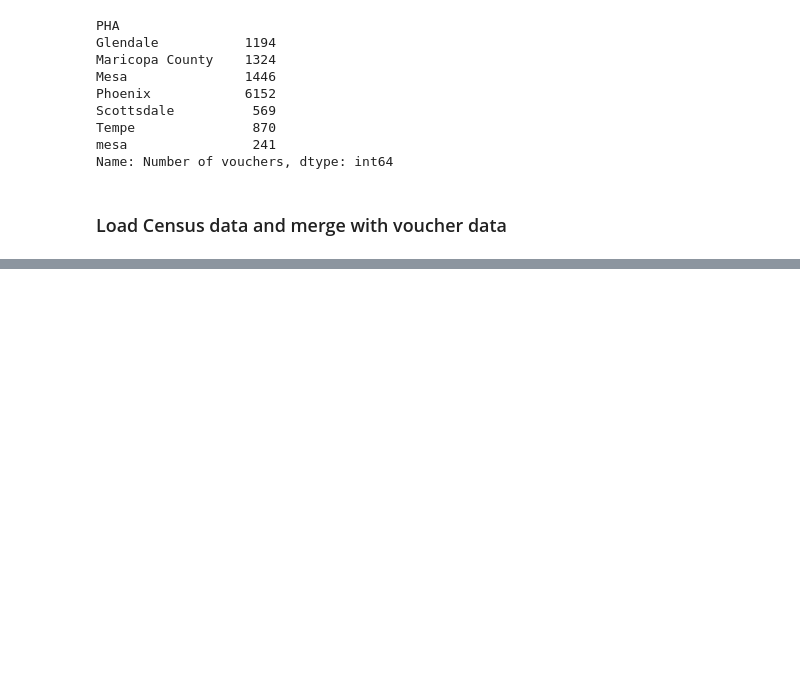
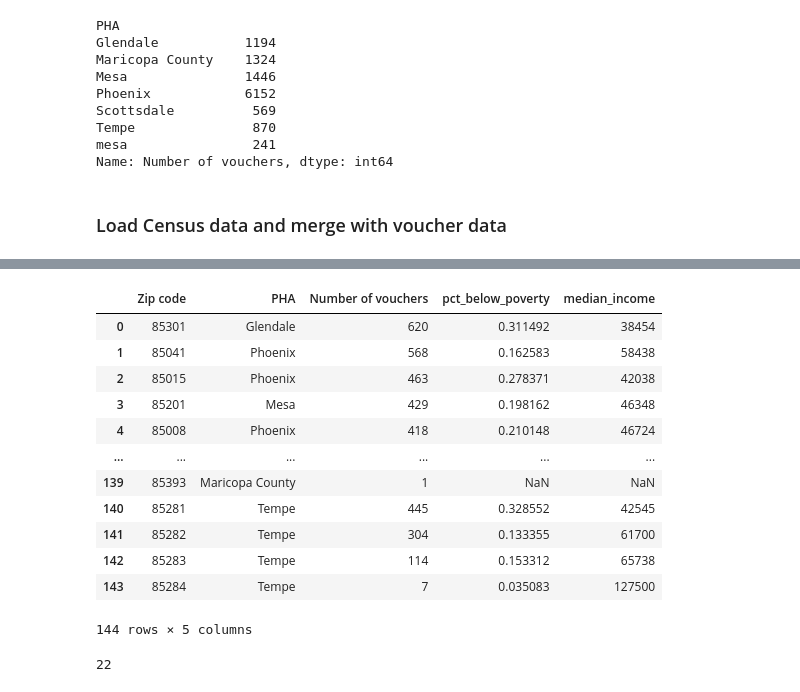
Before and after one commit to amyq96/quick-analyses, a Jupyter notebook: section-8/prep-voucher-data.ipynb, the cells around one changed output, grey strips where cells are left out. Drawn from its saved outputs; the diff is of its cells as text; code cells hidden in the pictures; blank space fills up the shorter version.

```diff
--- a/section-8/prep-voucher-data.ipynb
+++ b/section-8/prep-voucher-data.ipynb
@@ -141,8 +171,8 @@ median_income.drop(median_income.columns[cols],axis=1,inplace=True)
 median_income.rename(columns={'Estimate!!Median household income in the past 12 months (in 2020 inflation-adjusted dollars)':'median_income'}, inplace=True)
 # %%
 #make merges on zipcode
-vouchers = pd.merge(vouchers,below_poverty[['ZIPCODE','pct_below_poverty']],left_on='Zip code',right_on='ZIPCODE')
-vouchers = pd.merge(vouchers,median_income[['ZIPCODE','median_income']],left_on='Zip code',right_on='ZIPCODE')
+vouchers = pd.merge(vouchers,below_poverty[['ZIPCODE','pct_below_poverty']],how='left',left_on='Zip code',right_on='ZIPCODE')
+vouchers = pd.merge(vouchers,median_income[['ZIPCODE','median_income']],how='left',left_on='Zip code',right_on='ZIPCODE')
 # %%
 del vouchers['ZIPCODE_x']
 del vouchers['ZIPCODE_y']
@@ -157,0 +194,21 @@ vouchers.head()
+# %%
+vouchers
+# %% [output]
+|  | Zip code | PHA | Number of vouchers | pct_below_poverty | median_income |
+| 0 | 85301 | Glendale | 620 | 0.311492 | 38454 |
+| 1 | 85041 | Phoenix | 568 | 0.162583 | 58438 |
+| 2 | 85015 | Phoenix | 463 | 0.278371 | 42038 |
+| 3 | 85201 | Mesa | 429 | 0.198162 | 46348 |
+| 4 | 85008 | Phoenix | 418 | 0.210148 | 46724 |
+| ... | ... | ... | ... | ... | ... |
+| 139 | 85393 | Maricopa County | 1 | NaN | NaN |
+| 140 | 85281 | Tempe | 445 | 0.328552 | 42545 |
+| 141 | 85282 | Tempe | 304 | 0.133355 | 61700 |
+| 142 | 85283 | Tempe | 114 | 0.153312 | 65738 |
+| 143 | 85284 | Tempe | 7 | 0.035083 | 127500 |
+144 rows × 5 columns
+# %%
+#some of the zip codes are duplicates because mutliple PHA's cover them
+print(vouchers.duplicated(subset='Zip code').sum())
+# %% [output]
+22
```
Also changed, not shown: parts of 20 cells of this notebook.
